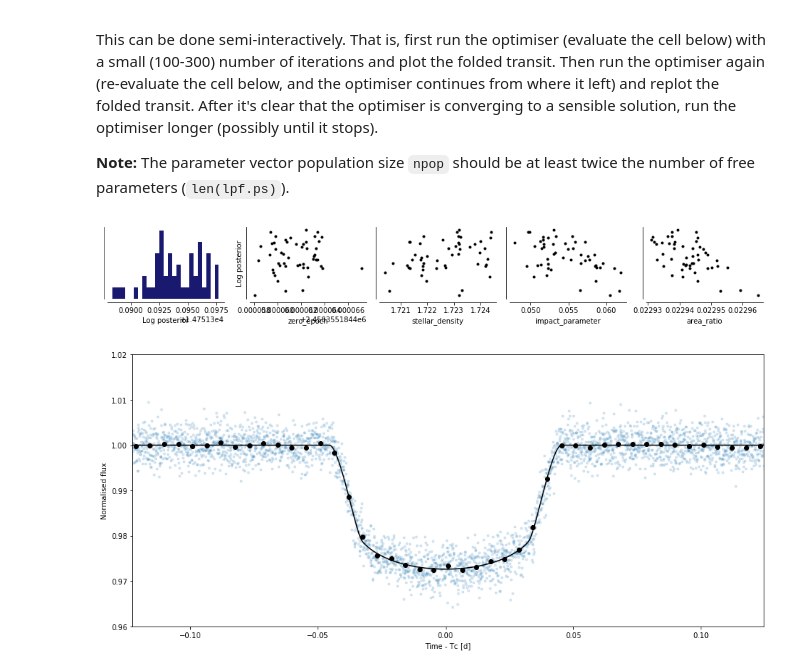
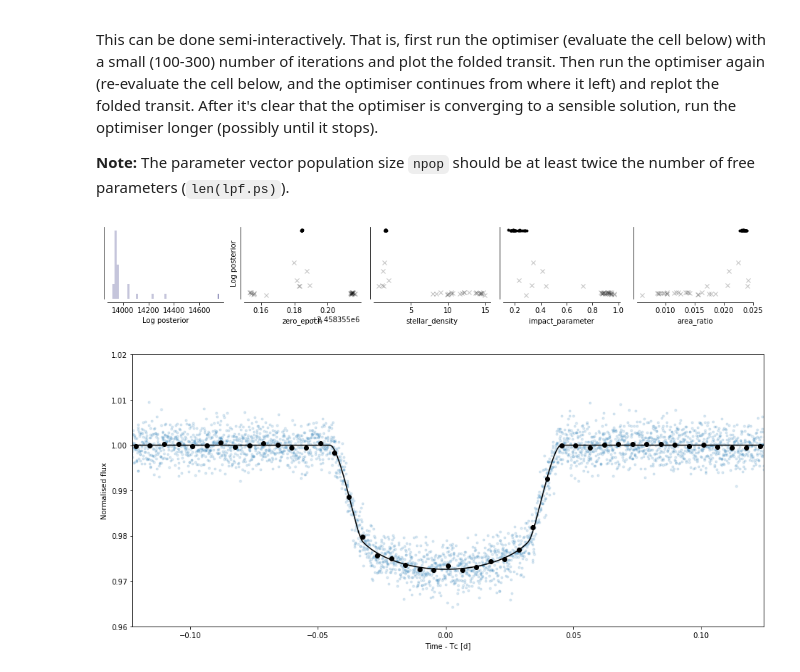
Before and after one commit to hpparvi/PyTransit, a Jupyter notebook: notebooks/tess_examples/WASP-4b.ipynb, the cells around one changed output. Saved outputs shown, nothing was run; the diff lists cells and outputs as text; code cells hidden in the pictures.

```diff
--- a/notebooks/tess_examples/WASP-4b.ipynb
+++ b/notebooks/tess_examples/WASP-4b.ipynb
@@ -19,6 +18,6 @@ from pytransit.param import NormalPrior as NP
 # %%
 dfile = Path('data/tess2018234235059-s0002-0000000402026209-0121-s_lc.fits')
-npop         = 50
+npop         = 30
 mcmc_repeats = 4
 # %% [markdown]
 ## Calculate the prior ephemeris
@@ -54,6 +53,7 @@ tc = zero_epoch + tn*period
 
 lpf.set_prior('tc', 'NP', tc.n,     0.05)          # Wide normal prior on the transit center
 lpf.set_prior('p',  'NP', period.n, 1e4*period.s)  # Wide normal prior on the orbital period
+lpf.set_prior('gp_ln_in', 'UP', -2, 1)
 # %% [markdown]
 ### Print the model parameters
 # %%
@@ -76,9 +78,9 @@ This can be done semi-interactively. That is, first run the optimiser (evaluate
 
 **Note:** The parameter vector population size `npop` should be at least twice the number of free parameters (`len(lpf.ps)`).
 # %%
-lpf.optimize_global(750, npop=npop)
+lpf.optimize_global(150, npop=npop)
 # %% [output]
-[figure, old version]
+[figure, new version]
 # %%
 lpf.plot_folded_transit(ylim=(0.96, 1.02))
 # %% [output]
```
Also changed, not shown: parts of 6 cells of this notebook.
